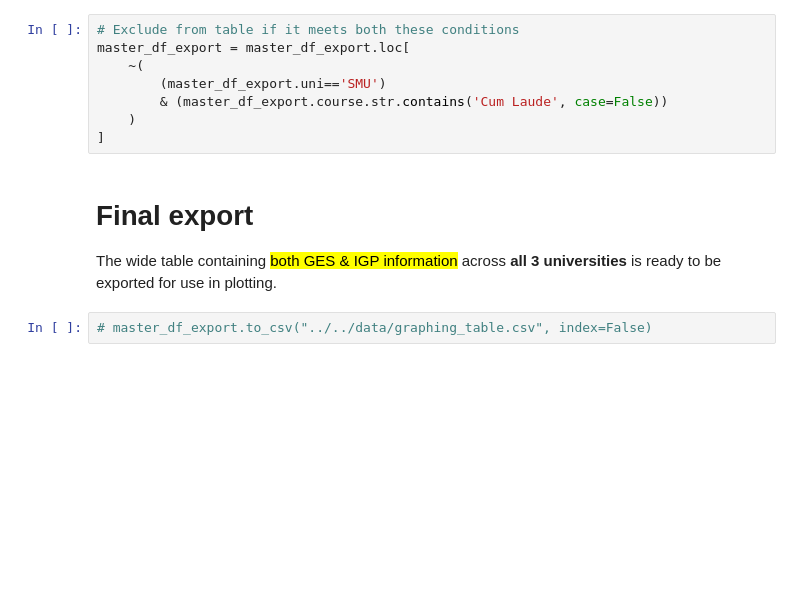
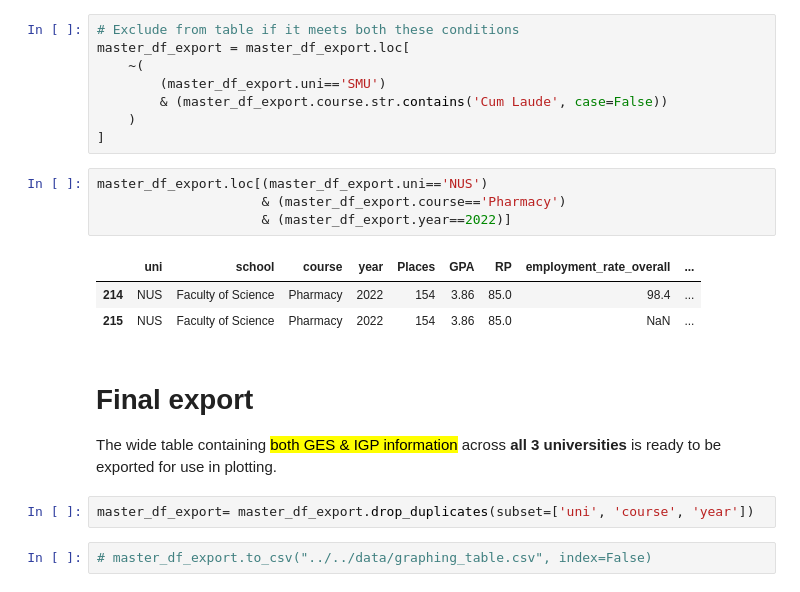
Before and after one commit to Lerac1275/admis_GES, a Jupyter notebook: notebooks/data_processing/master_agg.ipynb, the cells around one changed output. Cells and saved outputs as stored; diff of their text form; blank space fills up the shorter version.

```diff
--- a/notebooks/data_processing/master_agg.ipynb
+++ b/notebooks/data_processing/master_agg.ipynb
@@ -464,9 +464,19 @@ master_df_export = master_df_export.loc[
         & (master_df_export.course.str.contains('Cum Laude', case=False))
     )
 ]
+# %%
+master_df_export.loc[(master_df_export.uni=='NUS')
+                     & (master_df_export.course=='Pharmacy')
+                     & (master_df_export.year==2022)]
+# %% [output]
+|  | uni | school | course | year | Places | GPA | RP | employment_rate_overall | ... |
+| 214 | NUS | Faculty of Science | Pharmacy | 2022 | 154 | 3.86 | 85.0 | 98.4 | ... |
+| 215 | NUS | Faculty of Science | Pharmacy | 2022 | 154 | 3.86 | 85.0 | NaN | ... |
 # %% [markdown]
 # Final export
 
 The wide table containing <mark>both GES & IGP information</mark> across **all 3 universities** is ready to be exported for use in plotting.
+# %%
+master_df_export= master_df_export.drop_duplicates(subset=['uni', 'course', 'year'])
 # %%
 # master_df_export.to_csv("../../data/graphing_table.csv", index=False)
```
Also changed, not shown: 3 other files.
